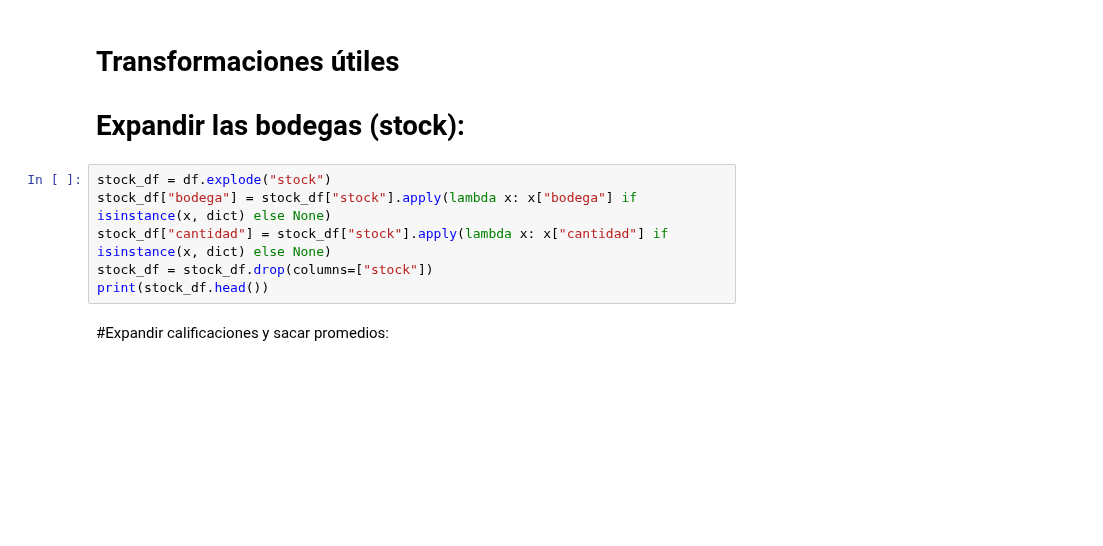
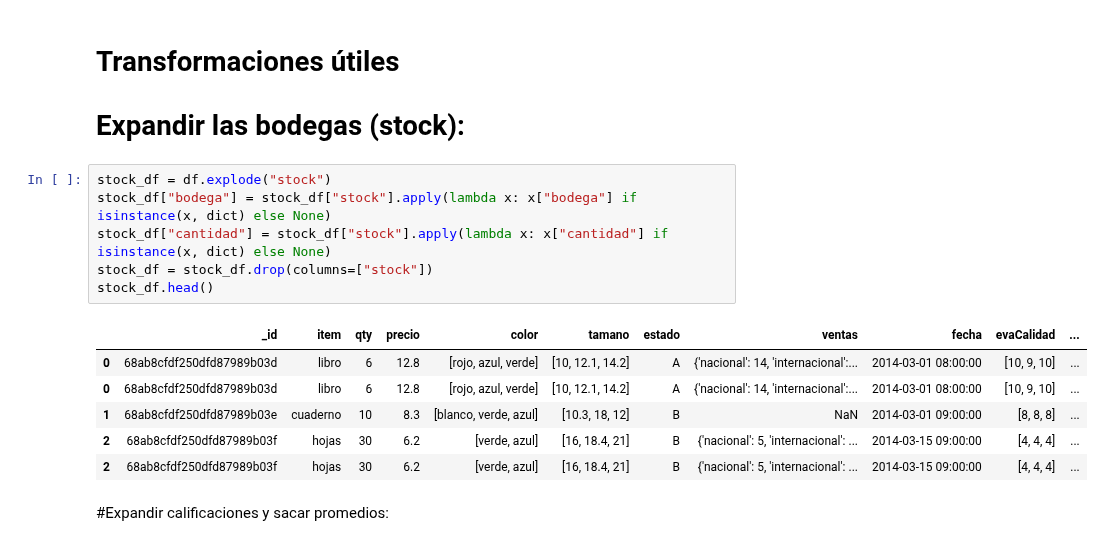
Before and after one commit to adiacla/basededatosETL, a Jupyter notebook: mongodb/etl.ipynb, the cells around one changed output. Cells and saved outputs as stored; diff of their text form; blank space fills up the shorter version.

```diff
--- a/mongodb/etl.ipynb
+++ b/mongodb/etl.ipynb
@@ -75,9 +187,16 @@ print(df[["item", "ventas_internacional"]])
 # %%
 stock_df = df.explode("stock")
 stock_df["bodega"] = stock_df["stock"].apply(lambda x: x["bodega"] if isinstance(x, dict) else None)
 stock_df["cantidad"] = stock_df["stock"].apply(lambda x: x["cantidad"] if isinstance(x, dict) else None)
 stock_df = stock_df.drop(columns=["stock"])
-print(stock_df.head())
+stock_df.head()
+# %% [output]
+|  | _id | item | qty | precio | color | tamano | estado | ventas | fecha | evaCalidad | ... |
+| 0 | 68ab8cfdf250dfd87989b03d | libro | 6 | 12.8 | [rojo, azul, verde] | [10, 12.1, 14.2] | A | {'nacional': 14, 'internacional':... | 2014-03-01 08:00:00 | [10, 9, 10] | ... |
+| 0 | 68ab8cfdf250dfd87989b03d | libro | 6 | 12.8 | [rojo, azul, verde] | [10, 12.1, 14.2] | A | {'nacional': 14, 'internacional':... | 2014-03-01 08:00:00 | [10, 9, 10] | ... |
+| 1 | 68ab8cfdf250dfd87989b03e | cuaderno | 10 | 8.3 | [blanco, verde, azul] | [10.3, 18, 12] | B | NaN | 2014-03-01 09:00:00 | [8, 8, 8] | ... |
+| 2 | 68ab8cfdf250dfd87989b03f | hojas | 30 | 6.2 | [verde, azul] | [16, 18.4, 21] | B | {'nacional': 5, 'internacional': ... | 2014-03-15 09:00:00 | [4, 4, 4] | ... |
+| 2 | 68ab8cfdf250dfd87989b03f | hojas | 30 | 6.2 | [verde, azul] | [16, 18.4, 21] | B | {'nacional': 5, 'internacional': ... | 2014-03-15 09:00:00 | [4, 4, 4] | ... |
 # %% [markdown]
 #Expandir calificaciones y sacar promedios:
 # %%
```
Also changed, not shown: parts of 19 cells of this notebook.
